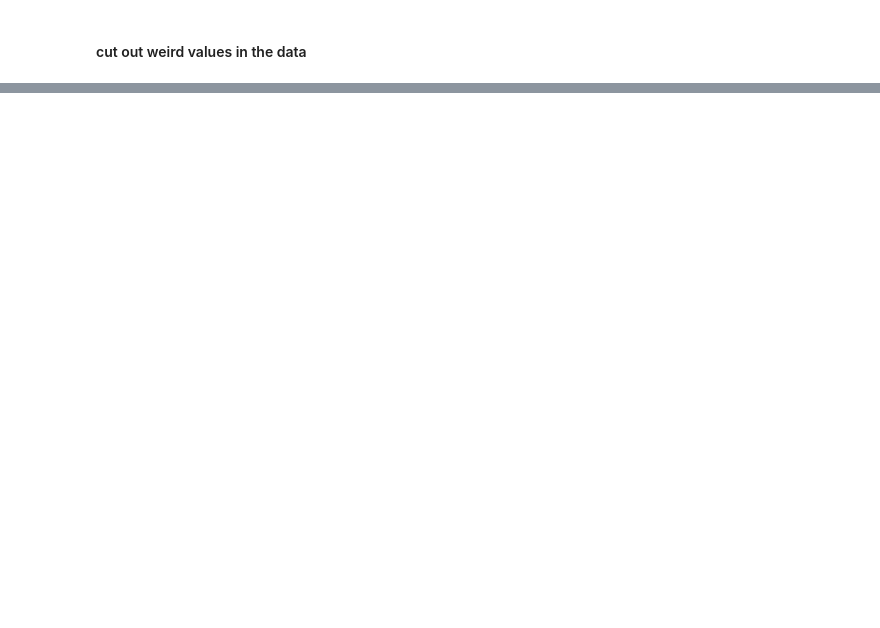
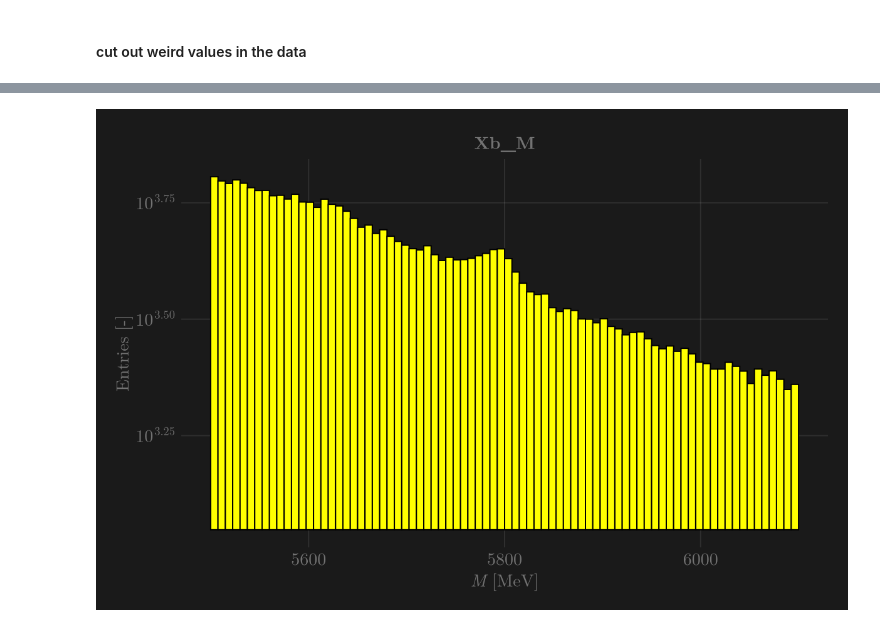
Before and after one commit to Arateniz/Project-MIDAS, a Jupyter notebook: decisiontreeclassifier.ipynb, the cells around one changed output, grey strips where cells are left out. Drawn from its saved outputs; the diff is of its cells as text; code cells hidden in the pictures; blank space fills up the shorter version.

```diff
--- a/decisiontreeclassifier.ipynb
+++ b/decisiontreeclassifier.ipynb
@@ -151,0 +273,10 @@ same behaviour as in Xb_TAU
+# %%
+plot_hist(
+    df_exp_cut.Xb_M,
+    "figures/exp_Xb_M_log10",
+    title = "Xb_M",
+    xlabel = L"$M$ [MeV]",
+    yscale = log10
+)
+# %% [output]
+[figure, added]
```
Also changed, not shown: parts of 23 cells of this notebook, 3 other files.
